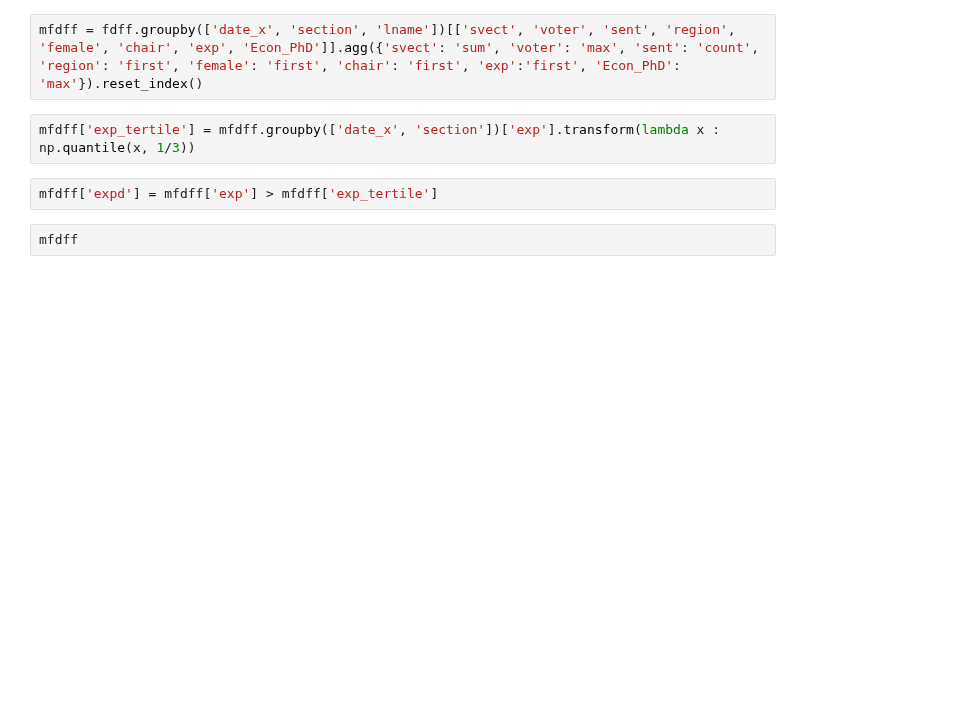
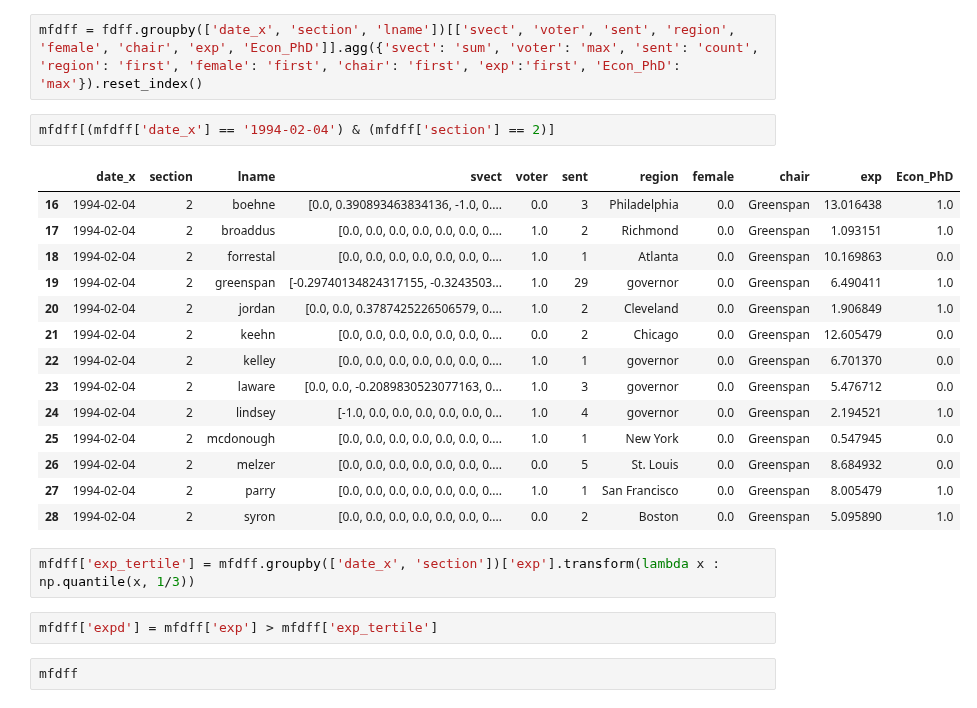
Before and after one commit to bendurham441/fed-nlp, a Jupyter notebook: stance-vectors/stance_vector.ipynb, the cells around one changed output. Saved outputs shown, nothing was run; the diff lists cells and outputs as text; blank space fills up the shorter version.

```diff
--- a/stance-vectors/stance_vector.ipynb
+++ b/stance-vectors/stance_vector.ipynb
@@ -122,5 +96,22 @@ fdff
 # %%
 mfdff = fdff.groupby(['date_x', 'section', 'lname'])[['svect', 'voter', 'sent', 'region', 'female', 'chair', 'exp', 'Econ_PhD']].agg({'svect': 'sum', 'voter': 'max', 'sent': 'count', 'region': 'first', 'female': 'first', 'chair': 'first', 'exp':'first', 'Econ_PhD': 'max'}).reset_index()
+# %%
+mfdff[(mfdff['date_x'] == '1994-02-04') & (mfdff['section'] == 2)]
+# %% [output]
+|  | date_x | section | lname | svect | voter | sent | region | female | chair | exp | Econ_PhD |
+| 16 | 1994-02-04 | 2 | boehne | [0.0, 0.390893463834136, -1.0, 0.... | 0.0 | 3 | Philadelphia | 0.0 | Greenspan | 13.016438 | 1.0 |
+| 17 | 1994-02-04 | 2 | broaddus | [0.0, 0.0, 0.0, 0.0, 0.0, 0.0, 0.... | 1.0 | 2 | Richmond | 0.0 | Greenspan | 1.093151 | 1.0 |
+| 18 | 1994-02-04 | 2 | forrestal | [0.0, 0.0, 0.0, 0.0, 0.0, 0.0, 0.... | 1.0 | 1 | Atlanta | 0.0 | Greenspan | 10.169863 | 0.0 |
+| 19 | 1994-02-04 | 2 | greenspan | [-0.29740134824317155, -0.3243503... | 1.0 | 29 | governor | 0.0 | Greenspan | 6.490411 | 1.0 |
+| 20 | 1994-02-04 | 2 | jordan | [0.0, 0.0, 0.3787425226506579, 0.... | 1.0 | 2 | Cleveland | 0.0 | Greenspan | 1.906849 | 1.0 |
+| 21 | 1994-02-04 | 2 | keehn | [0.0, 0.0, 0.0, 0.0, 0.0, 0.0, 0.... | 0.0 | 2 | Chicago | 0.0 | Greenspan | 12.605479 | 0.0 |
+| 22 | 1994-02-04 | 2 | kelley | [0.0, 0.0, 0.0, 0.0, 0.0, 0.0, 0.... | 1.0 | 1 | governor | 0.0 | Greenspan | 6.701370 | 0.0 |
+| 23 | 1994-02-04 | 2 | laware | [0.0, 0.0, -0.2089830523077163, 0... | 1.0 | 3 | governor | 0.0 | Greenspan | 5.476712 | 0.0 |
+| 24 | 1994-02-04 | 2 | lindsey | [-1.0, 0.0, 0.0, 0.0, 0.0, 0.0, 0... | 1.0 | 4 | governor | 0.0 | Greenspan | 2.194521 | 1.0 |
+| 25 | 1994-02-04 | 2 | mcdonough | [0.0, 0.0, 0.0, 0.0, 0.0, 0.0, 0.... | 1.0 | 1 | New York | 0.0 | Greenspan | 0.547945 | 0.0 |
+| 26 | 1994-02-04 | 2 | melzer | [0.0, 0.0, 0.0, 0.0, 0.0, 0.0, 0.... | 0.0 | 5 | St. Louis | 0.0 | Greenspan | 8.684932 | 0.0 |
+| 27 | 1994-02-04 | 2 | parry | [0.0, 0.0, 0.0, 0.0, 0.0, 0.0, 0.... | 1.0 | 1 | San Francisco | 0.0 | Greenspan | 8.005479 | 1.0 |
+| 28 | 1994-02-04 | 2 | syron | [0.0, 0.0, 0.0, 0.0, 0.0, 0.0, 0.... | 0.0 | 2 | Boston | 0.0 | Greenspan | 5.095890 | 1.0 |
 # %%
 mfdff['exp_tertile'] = mfdff.groupby(['date_x', 'section'])['exp'].transform(lambda x : np.quantile(x, 1/3))
 # %%
```
Also changed, not shown: parts of 14 cells of this notebook, 1 other file.
